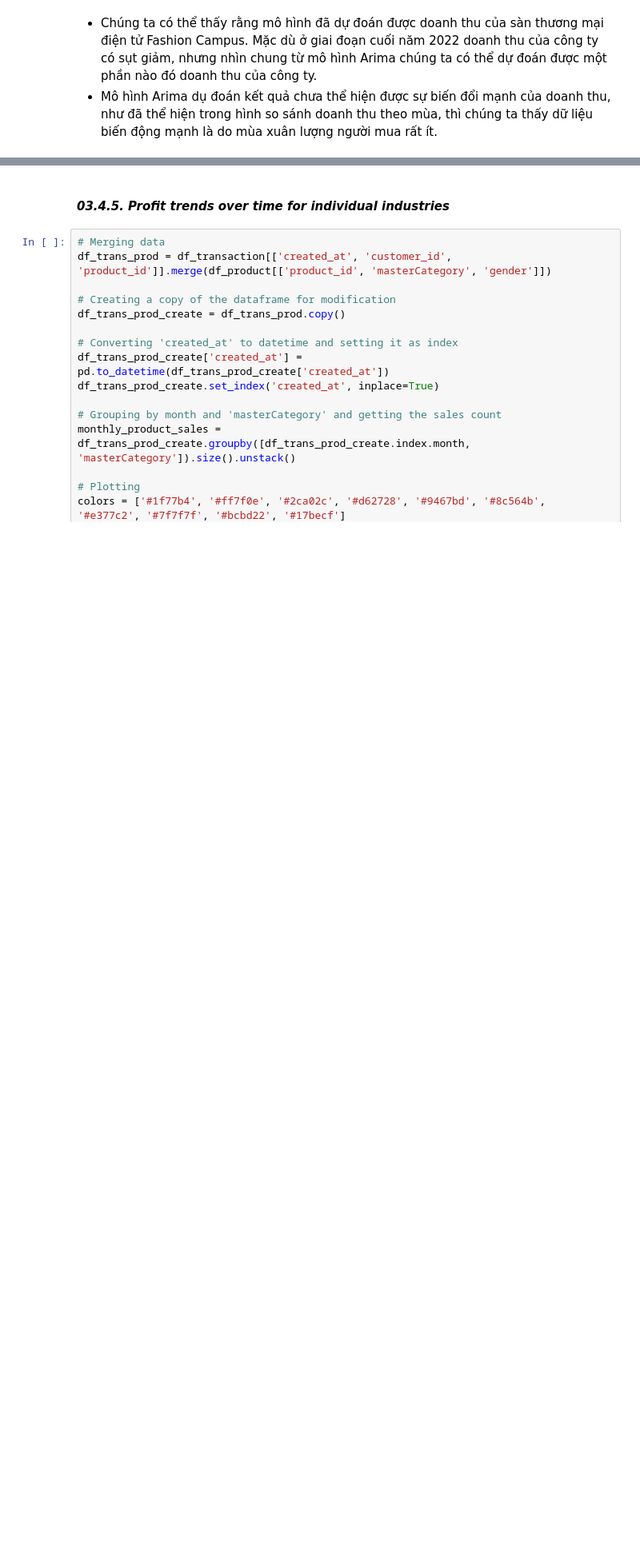
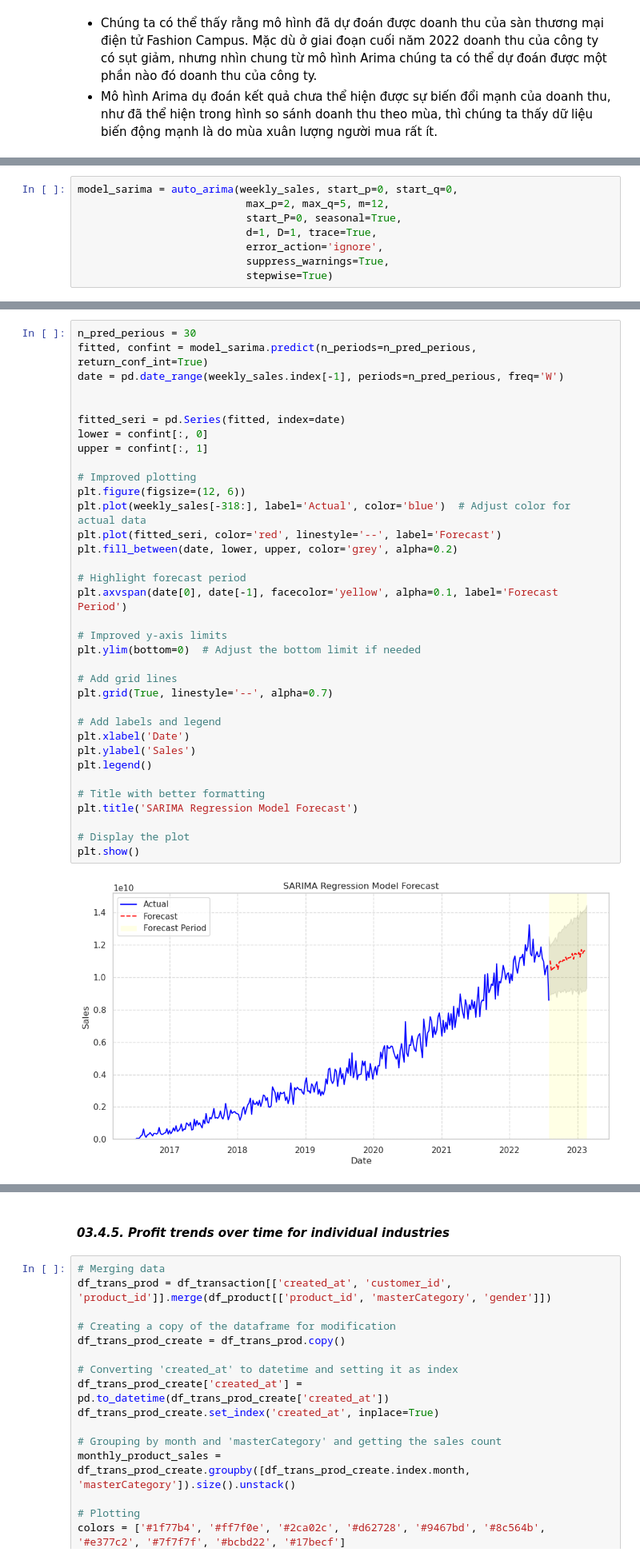
Before and after one commit to thanhanphan17/fashion-campus-dataset-analysis, a Jupyter notebook: [03]-Asking-Questions-and-Analyzing.ipynb, the cells around one changed output, grey strips where cells are left out. Shown at 80% size. Drawn from its saved outputs; the diff is of its cells as text; blank space fills up the shorter version.

```diff
--- a/[03]-Asking-Questions-and-Analyzing.ipynb
+++ b/[03]-Asking-Questions-and-Analyzing.ipynb
@@ -975,0 +978,8 @@ plt.show()
+# %%
+model_sarima = auto_arima(weekly_sales, start_p=0, start_q=0,
+                           max_p=2, max_q=5, m=12,
+                           start_P=0, seasonal=True,
+                           d=1, D=1, trace=True,
+                           error_action='ignore',
+                           suppress_warnings=True,
+                           stepwise=True)
@@ -975,0 +1004,37 @@ plt.show()
+# %%
+n_pred_perious = 30
+fitted, confint = model_sarima.predict(n_periods=n_pred_perious, return_conf_int=True)
+date = pd.date_range(weekly_sales.index[-1], periods=n_pred_perious, freq='W')
+
+
+fitted_seri = pd.Series(fitted, index=date)
+lower = confint[:, 0]
+upper = confint[:, 1]
+
+# Improved plotting
+plt.figure(figsize=(12, 6))
+plt.plot(weekly_sales[-318:], label='Actual', color='blue')  # Adjust color for actual data
+plt.plot(fitted_seri, color='red', linestyle='--', label='Forecast')
+plt.fill_between(date, lower, upper, color='grey', alpha=0.2)
+
+# Highlight forecast period
+plt.axvspan(date[0], date[-1], facecolor='yellow', alpha=0.1, label='Forecast Period')
+
+# Improved y-axis limits
+plt.ylim(bottom=0)  # Adjust the bottom limit if needed
+
+# Add grid lines
+plt.grid(True, linestyle='--', alpha=0.7)
+
+# Add labels and legend
+plt.xlabel('Date')
+plt.ylabel('Sales')
+plt.legend()
+
+# Title with better formatting
+plt.title('SARIMA Regression Model Forecast')
+
+# Display the plot
+plt.show()
+# %% [output]
+[figure, added]
```
Also changed, not shown: parts of 9 cells of this notebook.
